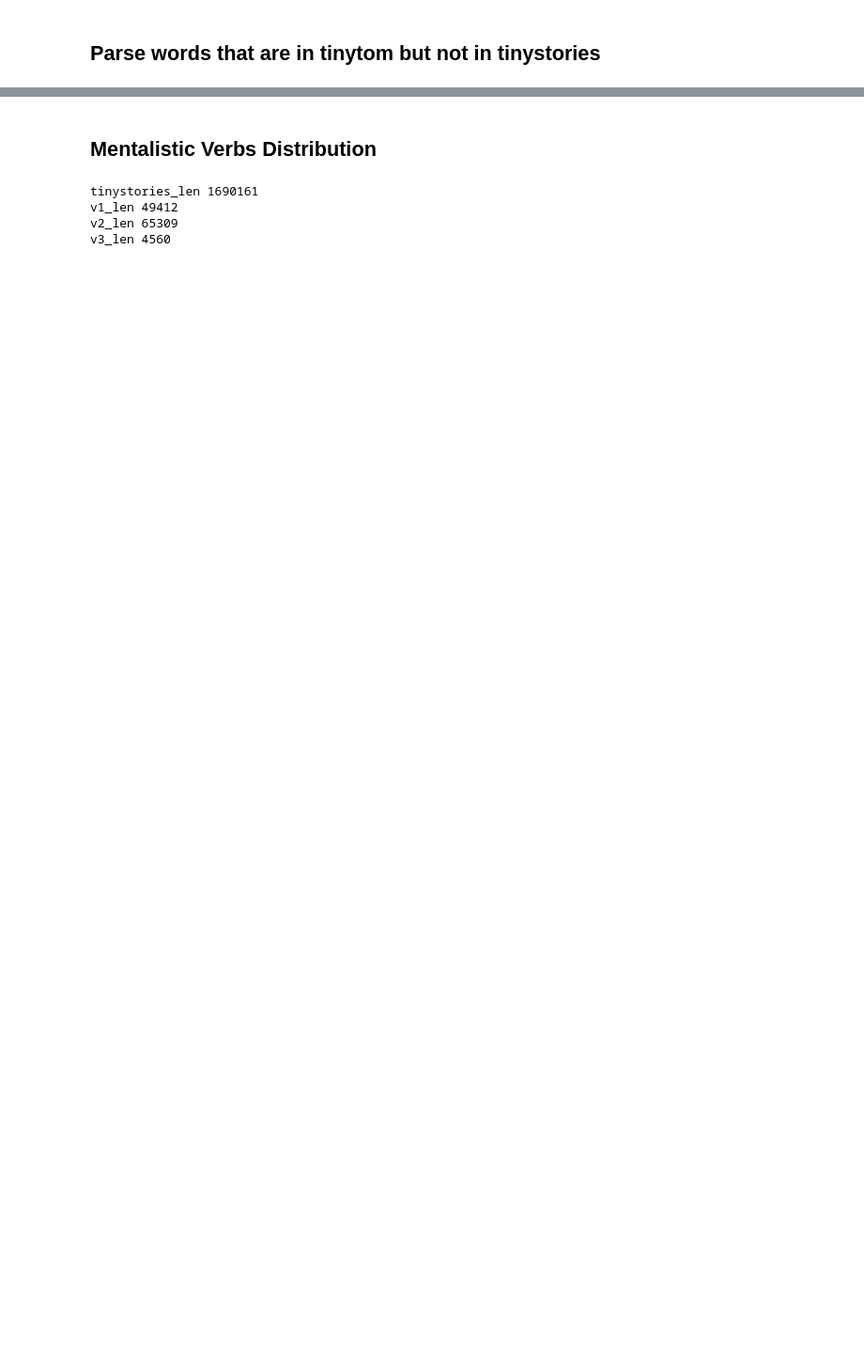
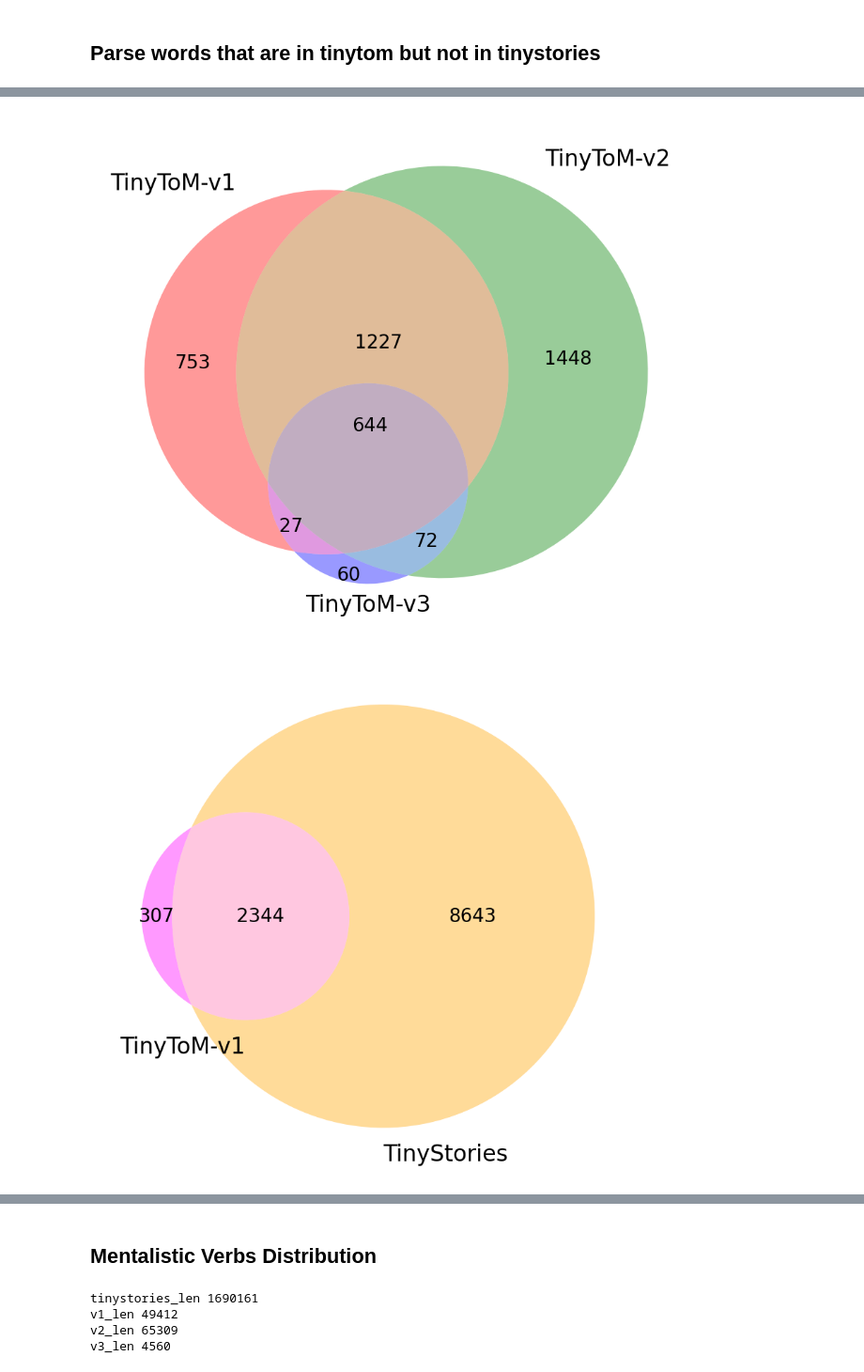
Before and after one commit to snbloom/procedural-evals-tom, a Jupyter notebook: code/analysis/vocab_and perplexity.ipynb, the cells around one changed output, grey strips where cells are left out. Shown at 94% size. Cells and saved outputs as stored; diff of their text form; code cells hidden in the pictures; blank space fills up the shorter version.

Commit message:
venn diagrams, among other things

```diff
--- a/code/analysis/vocab_and perplexity.ipynb
+++ b/code/analysis/vocab_and perplexity.ipynb
@@ -155,0 +217,39 @@ In tinytom-v3 but not in TinyStories (and not a name): 33
+# %%
+import matplotlib.pyplot as plt
+from matplotlib_venn import venn3, venn2
+
+from venny4py.venny4py import *
+
+v1 = set(word_counts_tinytom_v1.keys())
+v2 = set(word_counts_tinytom_v2.keys())
+v3 = set(word_counts_tinytom_v3.keys())
+tiny = set((word_counts_tinystories.keys()))
+
+venn3([v1, v2, v3], ('TinyToM-v1', 'TinyToM-v2', 'TinyToM-v3'))
+plt.show()
+
+venn2([v1, tiny], ('TinyToM-v1', 'TinyStories'), set_colors=("magenta", "orange"))
+plt.show()
+
+venn2([v2, tiny], ('TinyToM-v2', 'TinyStories'), set_colors=("red", "blue"))
+plt.show()
+
+venn2([v3, tiny], ('TinyToM-v3', 'TinyStories'), set_colors=("green", "purple"))
+plt.show()
+
+venn3([v3, v2, tiny], ('TinyToM-v3', 'TinyToM-v2', 'TinyStories'))
+plt.show()
+
+#dict of sets
+sets = {
+    'v1': v1,
+    'v2': v2,
+    'v3': v3,
+    'tinystories': tiny
+}
+
+venny4py(sets=sets)
+plt.show()
+# %% [output]
+[figure, added]
+[figure, added]
```
Also changed, not shown: parts of 9 cells of this notebook, 13 other files.
